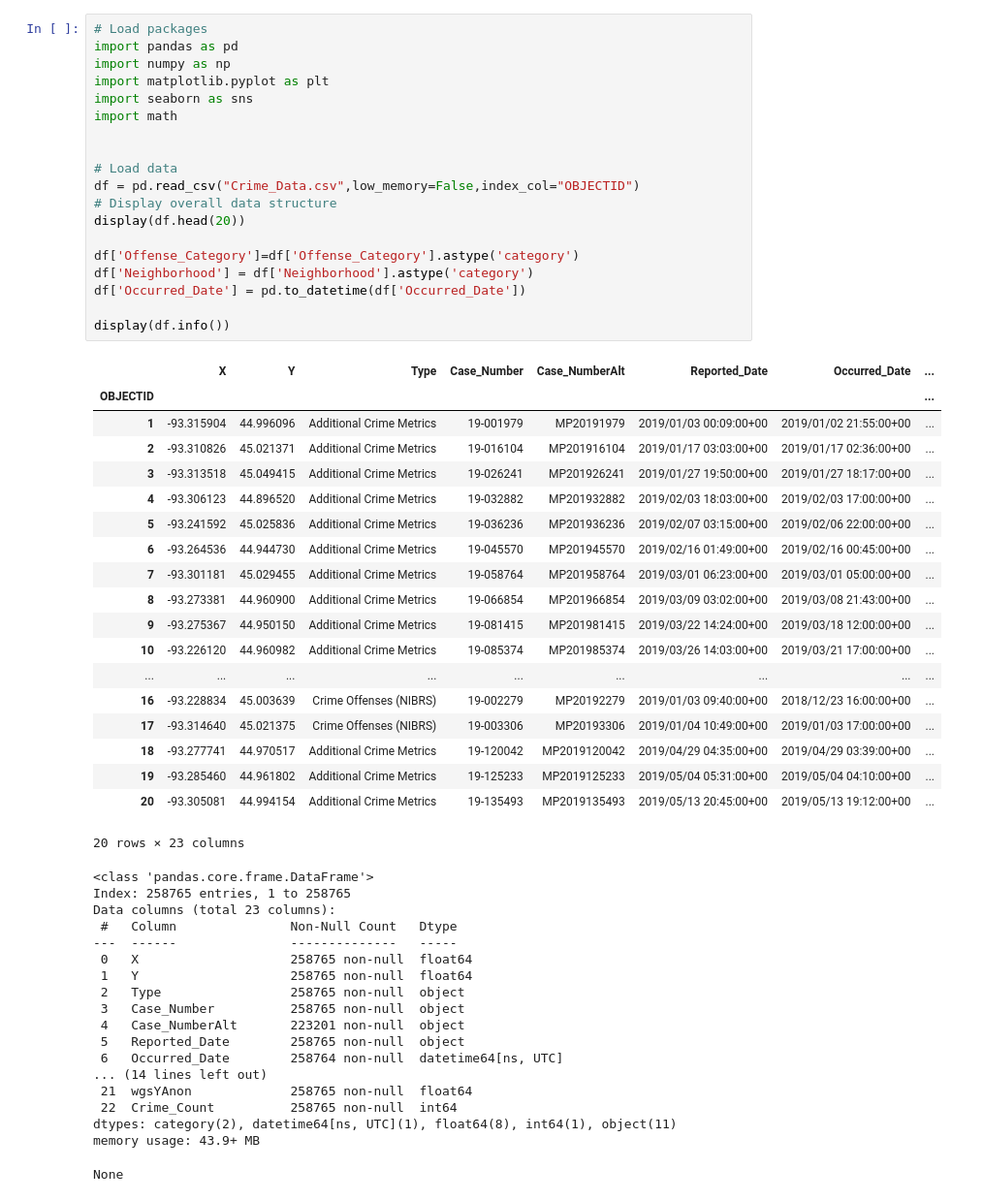
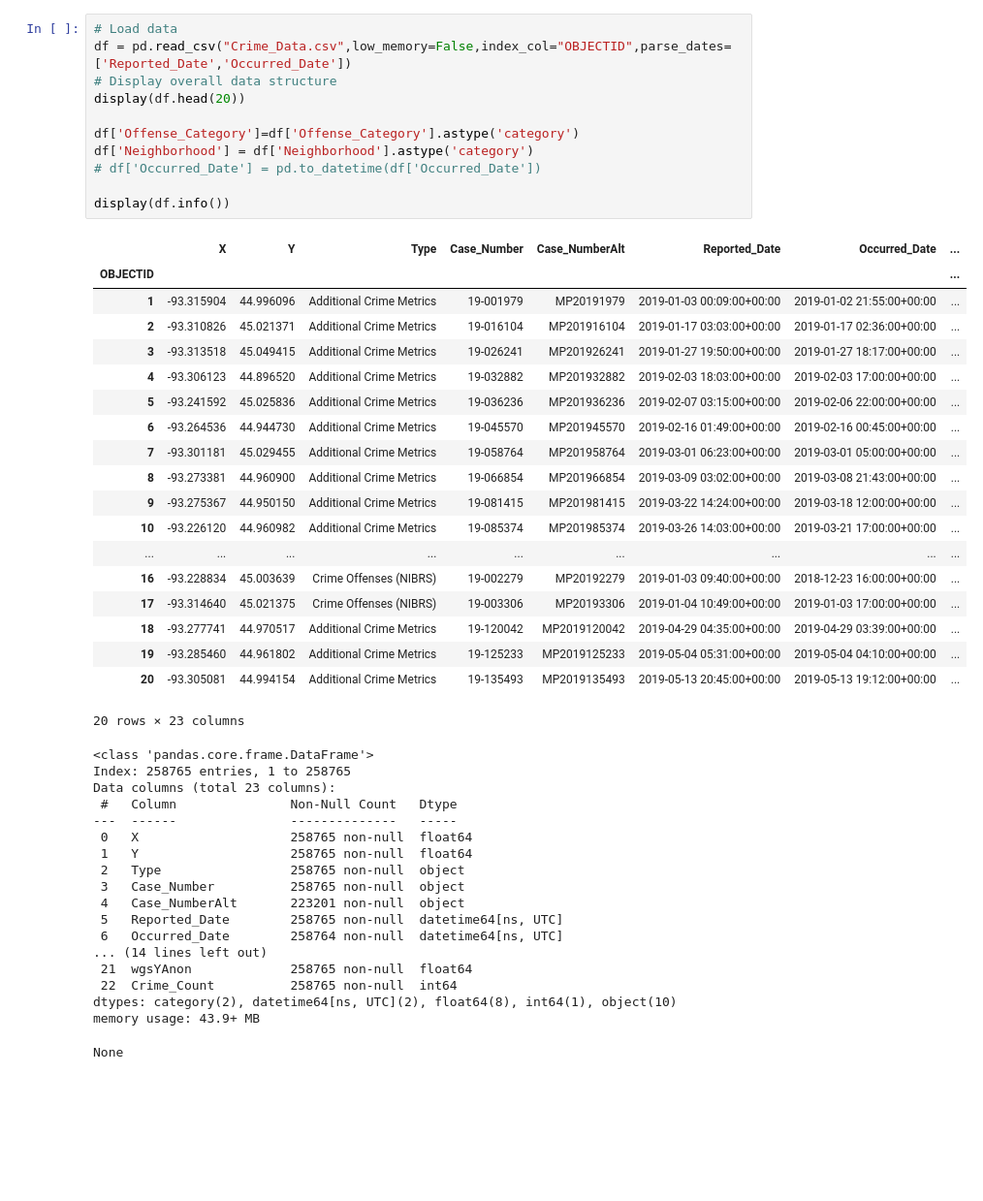
Before and after one commit to obaidkhurram/msp_crime_functions, a Jupyter notebook: MSP_crime.ipynb, the cells around one changed output. Shown at 97% size. Saved outputs shown, nothing was run; the diff lists cells and outputs as text; blank space fills up the shorter version.

```diff
--- a/MSP_crime.ipynb
+++ b/MSP_crime.ipynb
@@ -5,41 +23,33 @@ Let's begin.
 # %%
-# Load packages
-import pandas as pd
-import numpy as np
-import matplotlib.pyplot as plt
-import seaborn as sns
-import math
-
-
 # Load data
-df = pd.read_csv("Crime_Data.csv",low_memory=False,index_col="OBJECTID")
+df = pd.read_csv("Crime_Data.csv",low_memory=False,index_col="OBJECTID",parse_dates=['Reported_Date','Occurred_Date'])
 # Display overall data structure
 display(df.head(20))
 
 df['Offense_Category']=df['Offense_Category'].astype('category')
 df['Neighborhood'] = df['Neighborhood'].astype('category')
-df['Occurred_Date'] = pd.to_datetime(df['Occurred_Date'])
+# df['Occurred_Date'] = pd.to_datetime(df['Occurred_Date'])
 
 display(df.info())
 # %% [output]
 |  | X | Y | Type | Case_Number | Case_NumberAlt | Reported_Date | Occurred_Date | ... |
 | OBJECTID |  |  |  |  |  |  |  | ... |
-| 1 | -93.315904 | 44.996096 | Additional Crime Metrics | 19-001979 | MP20191979 | 2019/01/03 00:09:00+00 | 2019/01/02 21:55:00+00 | ... |
-| 2 | -93.310826 | 45.021371 | Additional Crime Metrics | 19-016104 | MP201916104 | 2019/01/17 03:03:00+00 | 2019/01/17 02:36:00+00 | ... |
-| 3 | -93.313518 | 45.049415 | Additional Crime Metrics | 19-026241 | MP201926241 | 2019/01/27 19:50:00+00 | 2019/01/27 18:17:00+00 | ... |
-| 4 | -93.306123 | 44.896520 | Additional Crime Metrics | 19-032882 | MP201932882 | 2019/02/03 18:03:00+00 | 2019/02/03 17:00:00+00 | ... |
-| 5 | -93.241592 | 45.025836 | Additional Crime Metrics | 19-036236 | MP201936236 | 2019/02/07 03:15:00+00 | 2019/02/06 22:00:00+00 | ... |
-| 6 | -93.264536 | 44.944730 | Additional Crime Metrics | 19-045570 | MP201945570 | 2019/02/16 01:49:00+00 | 2019/02/16 00:45:00+00 | ... |
-| 7 | -93.301181 | 45.029455 | Additional Crime Metrics | 19-058764 | MP201958764 | 2019/03/01 06:23:00+00 | 2019/03/01 05:00:00+00 | ... |
-| 8 | -93.273381 | 44.960900 | Additional Crime Metrics | 19-066854 | MP201966854 | 2019/03/09 03:02:00+00 | 2019/03/08 21:43:00+00 | ... |
-| 9 | -93.275367 | 44.950150 | Additional Crime Metrics | 19-081415 | MP201981415 | 2019/03/22 14:24:00+00 | 2019/03/18 12:00:00+00 | ... |
-| 10 | -93.226120 | 44.960982 | Additional Crime Metrics | 19-085374 | MP201985374 | 2019/03/26 14:03:00+00 | 2019/03/21 17:00:00+00 | ... |
+| 1 | -93.315904 | 44.996096 | Additional Crime Metrics | 19-001979 | MP20191979 | 2019-01-03 00:09:00+00:00 | 2019-01-02 21:55:00+00:00 | ... |
+| 2 | -93.310826 | 45.021371 | Additional Crime Metrics | 19-016104 | MP201916104 | 2019-01-17 03:03:00+00:00 | 2019-01-17 02:36:00+00:00 | ... |
+| 3 | -93.313518 | 45.049415 | Additional Crime Metrics | 19-026241 | MP201926241 | 2019-01-27 19:50:00+00:00 | 2019-01-27 18:17:00+00:00 | ... |
+| 4 | -93.306123 | 44.896520 | Additional Crime Metrics | 19-032882 | MP201932882 | 2019-02-03 18:03:00+00:00 | 2019-02-03 17:00:00+00:00 | ... |
+| 5 | -93.241592 | 45.025836 | Additional Crime Metrics | 19-036236 | MP201936236 | 2019-02-07 03:15:00+00:00 | 2019-02-06 22:00:00+00:00 | ... |
+| 6 | -93.264536 | 44.944730 | Additional Crime Metrics | 19-045570 | MP201945570 | 2019-02-16 01:49:00+00:00 | 2019-02-16 00:45:00+00:00 | ... |
+| 7 | -93.301181 | 45.029455 | Additional Crime Metrics | 19-058764 | MP201958764 | 2019-03-01 06:23:00+00:00 | 2019-03-01 05:00:00+00:00 | ... |
+| 8 | -93.273381 | 44.960900 | Additional Crime Metrics | 19-066854 | MP201966854 | 2019-03-09 03:02:00+00:00 | 2019-03-08 21:43:00+00:00 | ... |
+| 9 | -93.275367 | 44.950150 | Additional Crime Metrics | 19-081415 | MP201981415 | 2019-03-22 14:24:00+00:00 | 2019-03-18 12:00:00+00:00 | ... |
+| 10 | -93.226120 | 44.960982 | Additional Crime Metrics | 19-085374 | MP201985374 | 2019-03-26 14:03:00+00:00 | 2019-03-21 17:00:00+00:00 | ... |
 | ... | ... | ... | ... | ... | ... | ... | ... | ... |
-| 16 | -93.228834 | 45.003639 | Crime Offenses (NIBRS) | 19-002279 | MP20192279 | 2019/01/03 09:40:00+00 | 2018/12/23 16:00:00+00 | ... |
-| 17 | -93.314640 | 45.021375 | Crime Offenses (NIBRS) | 19-003306 | MP20193306 | 2019/01/04 10:49:00+00 | 2019/01/03 17:00:00+00 | ... |
-| 18 | -93.277741 | 44.970517 | Additional Crime Metrics | 19-120042 | MP2019120042 | 2019/04/29 04:35:00+00 | 2019/04/29 03:39:00+00 | ... |
-| 19 | -93.285460 | 44.961802 | Additional Crime Metrics | 19-125233 | MP2019125233 | 2019/05/04 05:31:00+00 | 2019/05/04 04:10:00+00 | ... |
-| 20 | -93.305081 | 44.994154 | Additional Crime Metrics | 19-135493 | MP2019135493 | 2019/05/13 20:45:00+00 | 2019/05/13 19:12:00+00 | ... |
+| 16 | -93.228834 | 45.003639 | Crime Offenses (NIBRS) | 19-002279 | MP20192279 | 2019-01-03 09:40:00+00:00 | 2018-12-23 16:00:00+00:00 | ... |
+| 17 | -93.314640 | 45.021375 | Crime Offenses (NIBRS) | 19-003306 | MP20193306 | 2019-01-04 10:49:00+00:00 | 2019-01-03 17:00:00+00:00 | ... |
+| 18 | -93.277741 | 44.970517 | Additional Crime Metrics | 19-120042 | MP2019120042 | 2019-04-29 04:35:00+00:00 | 2019-04-29 03:39:00+00:00 | ... |
+| 19 | -93.285460 | 44.961802 | Additional Crime Metrics | 19-125233 | MP2019125233 | 2019-05-04 05:31:00+00:00 | 2019-05-04 04:10:00+00:00 | ... |
+| 20 | -93.305081 | 44.994154 | Additional Crime Metrics | 19-135493 | MP2019135493 | 2019-05-13 20:45:00+00:00 | 2019-05-13 19:12:00+00:00 | ... |
 20 rows × 23 columns
 <class 'pandas.core.frame.DataFrame'>
 Index: 258765 entries, 1 to 258765
@@ -51,12 +61,12 @@ Data columns (total 23 columns):
  2   Type                 258765 non-null  object
  3   Case_Number          258765 non-null  object
  4   Case_NumberAlt       223201 non-null  object
- 5   Reported_Date        258765 non-null  object
+ 5   Reported_Date        258765 non-null  datetime64[ns, UTC]
  6   Occurred_Date        258764 non-null  datetime64[ns, UTC]
 ... (14 lines left out)
  21  wgsYAnon             258765 non-null  float64
  22  Crime_Count          258765 non-null  int64
-dtypes: category(2), datetime64[ns, UTC](1), float64(8), int64(1), object(11)
+dtypes: category(2), datetime64[ns, UTC](2), float64(8), int64(1), object(10)
 memory usage: 43.9+ MB
 None
 # %%
```
Also changed, not shown: parts of 38 cells of this notebook, 1 other file.
